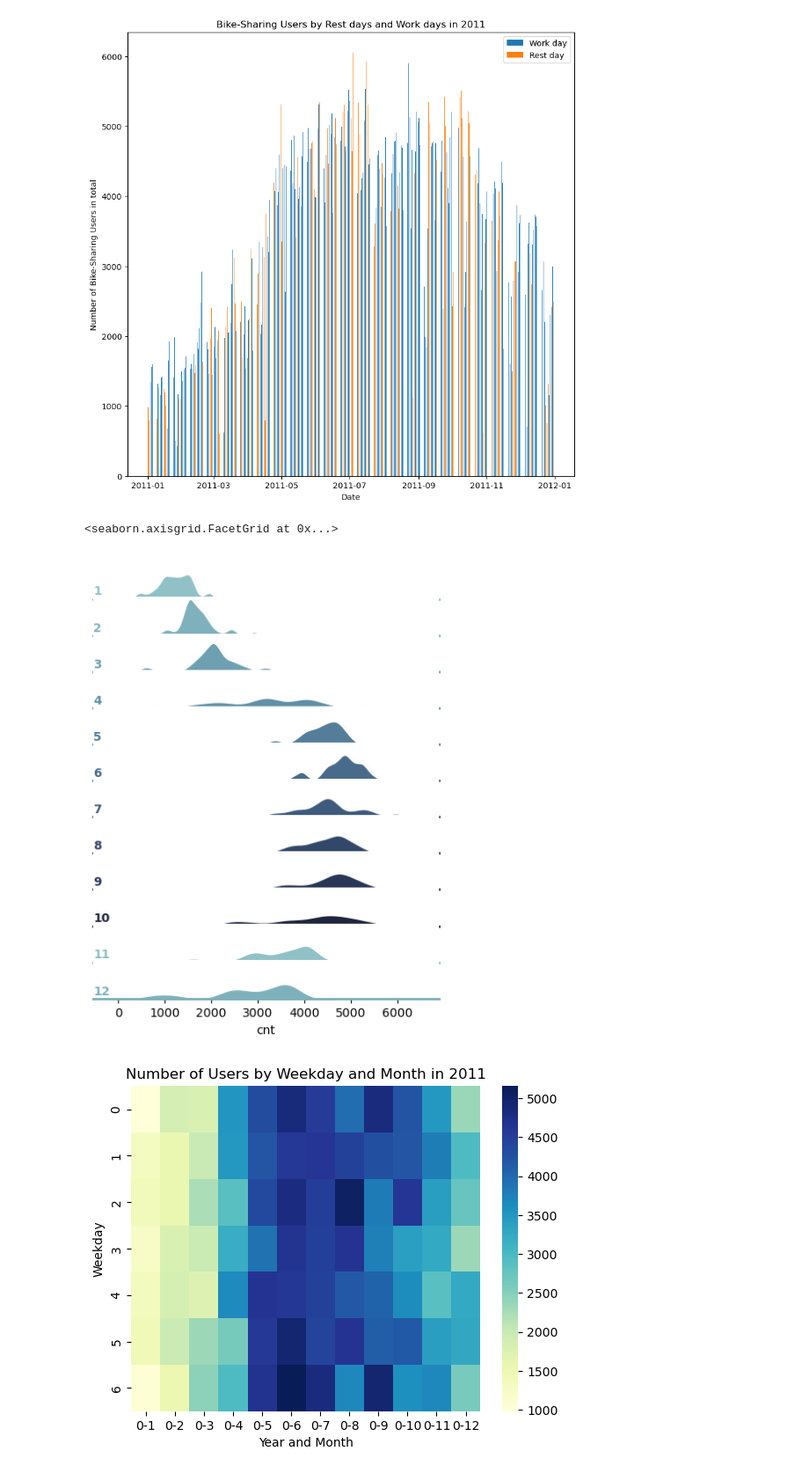
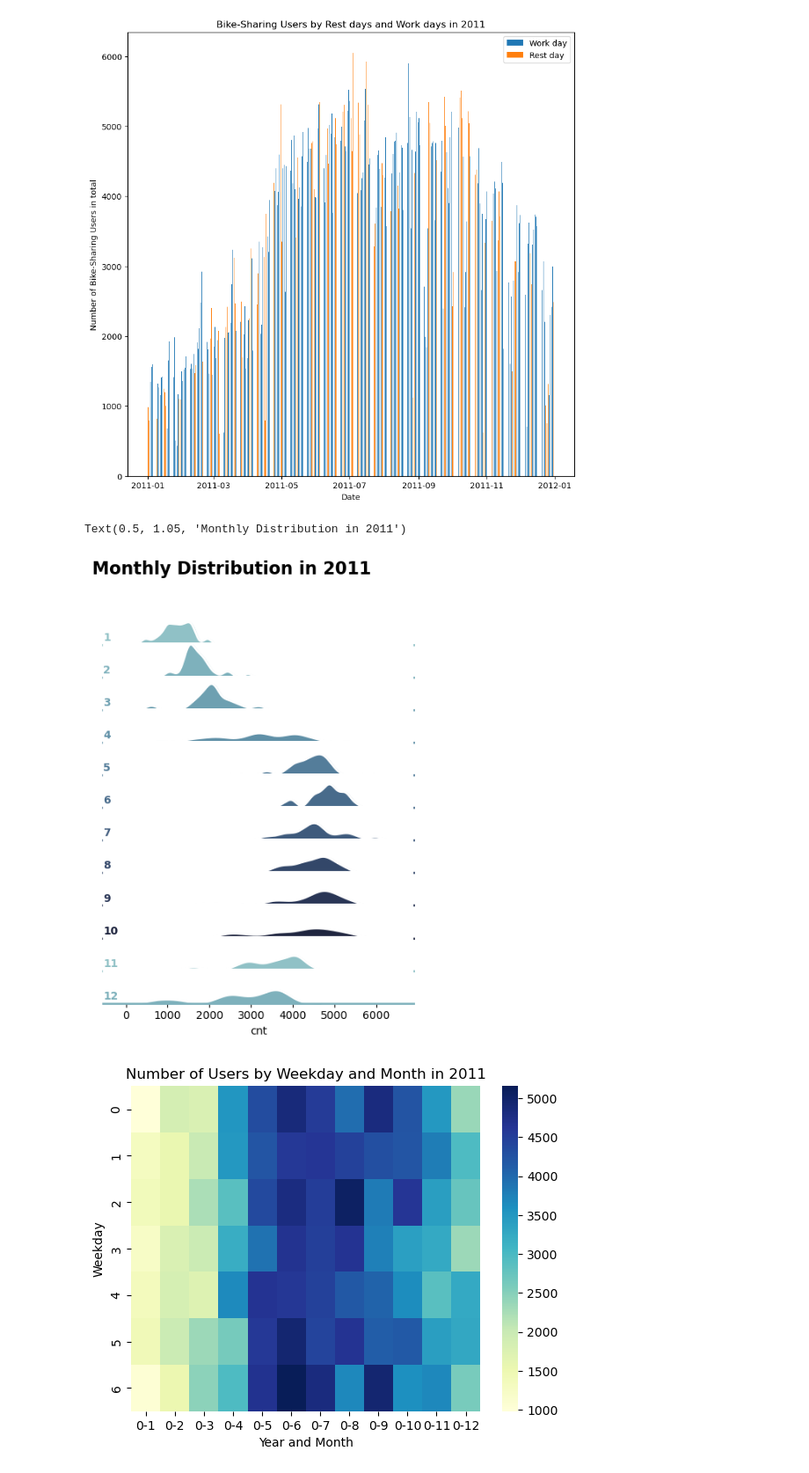
Before and after one commit to ubco-W2022T2-data301/project-group-group45C, a Jupyter notebook: analysis/analysis2.ipynb, the cells around one changed output. Shown at 88% size. Cells and saved outputs as stored; diff of their text form; code cells hidden in the pictures.

```diff
--- a/analysis/analysis2.ipynb
+++ b/analysis/analysis2.ipynb
@@ -263,22 +267,23 @@ plt.show()
 # %%
 pal = sns.cubehelix_palette(10, rot=-.25, light=.7)
 g = sns.FacetGrid(year1, row='mnth',hue='mnth',aspect=10,height=.5,palette=pal)
 g.map(sns.kdeplot, 'cnt',bw_adjust=.5,clip_on=False,fill=True,alpha=1,linewidth=1.5)
 g.map(sns.kdeplot, 'cnt',clip_on=False,color='w',lw=2,bw_adjust=.5)
 g.refline(y=0,linewidth=2,linestyle='-',color=None,clip_on=False)
 def label(x,color,label):
     ax = plt.gca()
     ax.text(0, .2,label,fontweight='bold',color=color,
             ha='left',va='center',transform=ax.transAxes)
 g.map(label,'cnt')
 g.figure.subplots_adjust(hspace=-.05)
 g.set_titles('')
 g.set(yticks=[],ylabel='')
 g.despine(bottom=True,left=True)
+g.fig.suptitle('Monthly Distribution in 2011', fontsize=16, fontweight='bold', y=1.05)
 ##this could see the users number change in month which can observe the trend clearly
 # %% [output]
-<seaborn.axisgrid.FacetGrid at 0x...>
+Text(0.5, 1.05, 'Monthly Distribution in 2011')
-[figure, old version]
+[figure, new version]
 # %%
 table = pd.pivot_table(year1, values='cnt', index=['weekday'], columns=['yr', 'mnth'], aggfunc='mean')
 sns.heatmap(table, cmap='YlGnBu')
```
Also changed, not shown: parts of 10 cells of this notebook, 4 other files.
